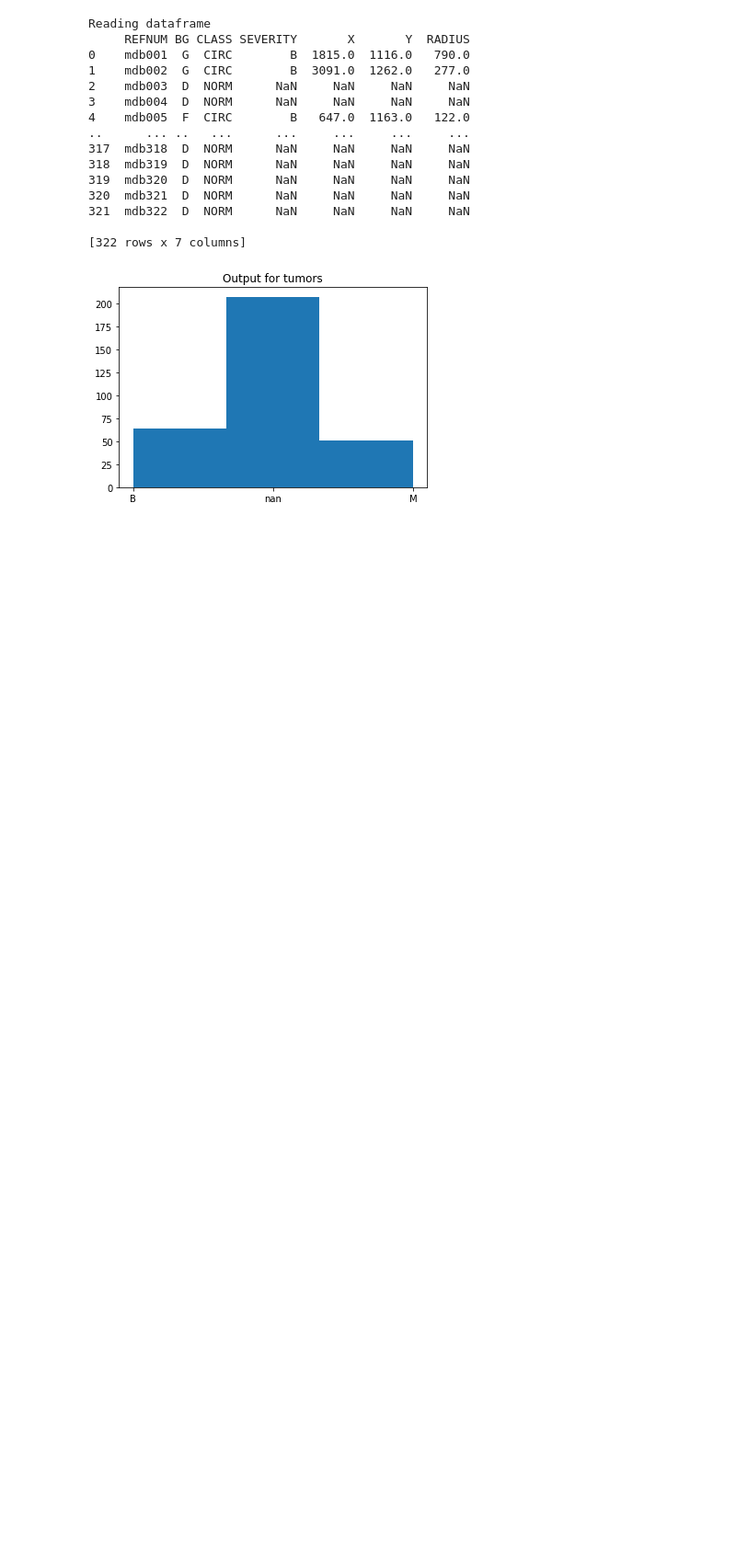
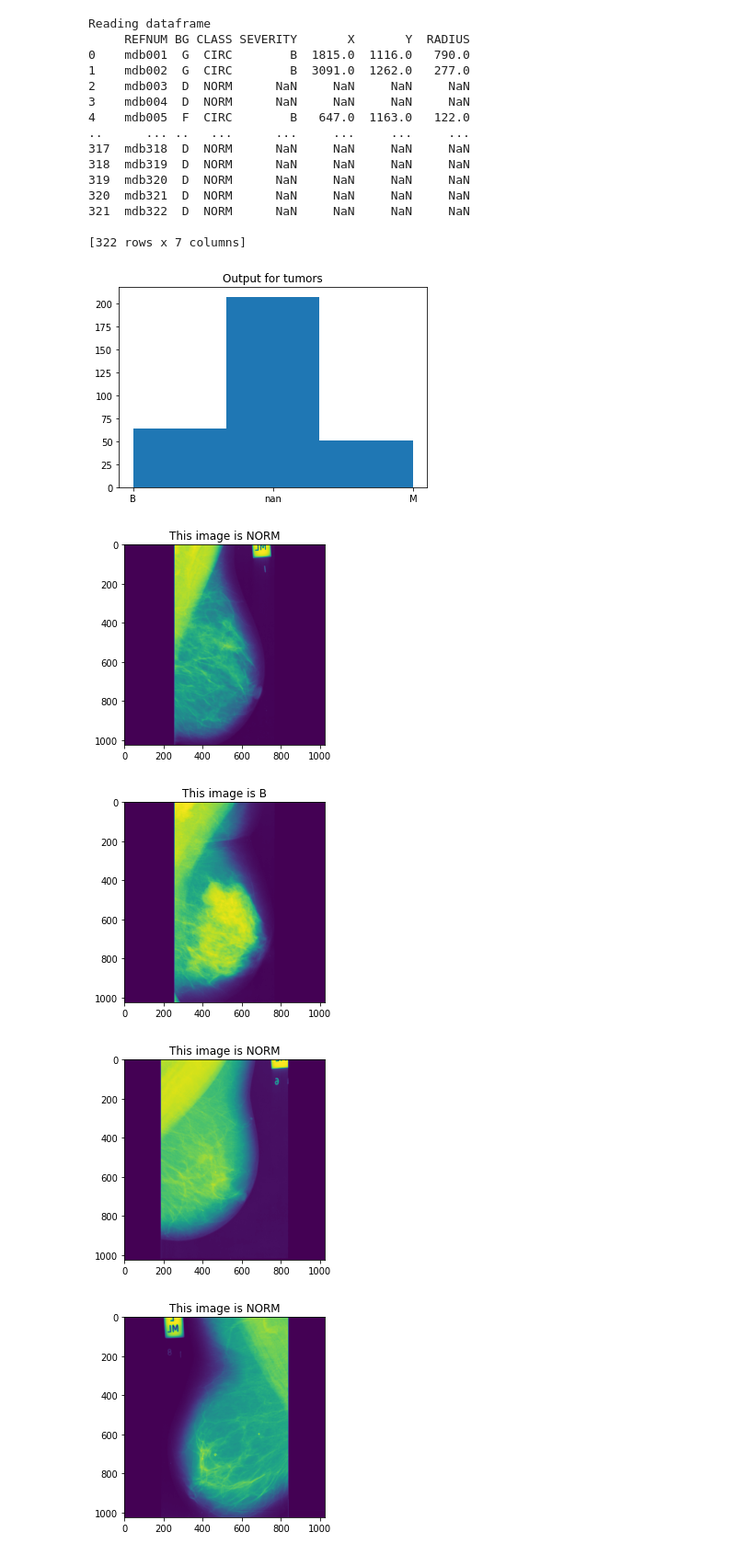
Before and after one commit to cosminbarzan/BreastCancerDiagnosis, a Jupyter notebook: main.ipynb, the cells around one changed output. Shown: that part at 92% size. Cells and saved outputs as stored; diff of their text form; code cells hidden in the pictures; blank space fills up the shorter version.

Commit message:
Added picture plots

```diff
--- a/main.ipynb
+++ b/main.ipynb
@@ -43,3 +43,48 @@ def plot_output(count: List[int], name: str):
 plot_output(list(info.values[:, 3]), "Output for tumors")
 # %% [output]
 [figure]
+# %%
+import matplotlib.image as mpimg
+from numpy.random import randint
+
+
+def generate_photo(x: List[int]) -> List[Tuple[str, int]]:
+    """
+    Generate photos' absolute path based on index
+    """
+    rez = []
+    for el in x:
+        nume = info.values[:, 0][el]
+        nume += '.pgm'
+        rez.append((os.path.join(PATH, nume), el))
+    return rez
+
+def plot_photos(x: List[Tuple[str, int]]):
+    """
+    Plot the photos given their absolute paths
+    """
+    for el in x:
+        img = mpimg.imread(el[0])
+        mpl.figure()
+
+        # set the title to normal if normal
+        # and to the severity of the tumor else
+        if info.values[:, 2][el[1]] == 'NORM':
+            title = info.values[:, 2][el[1]]
+        else:
+            title = info.values[:, 3][el[1]]
+        mpl.title("This image is " + title)
+        mpl.imshow(img)
+
+# generates a vector with 8 random numbers
+
+pics = randint(321, size=(1, 8))
+
+photos = generate_photo(list(pics[0]))
+
+plot_photos(photos)
+# %% [output]
+[figure, added]
+[figure, added]
+[figure, added]
+[figure, added]
```
Also changed, not shown: parts of 1 cell of this notebook.
